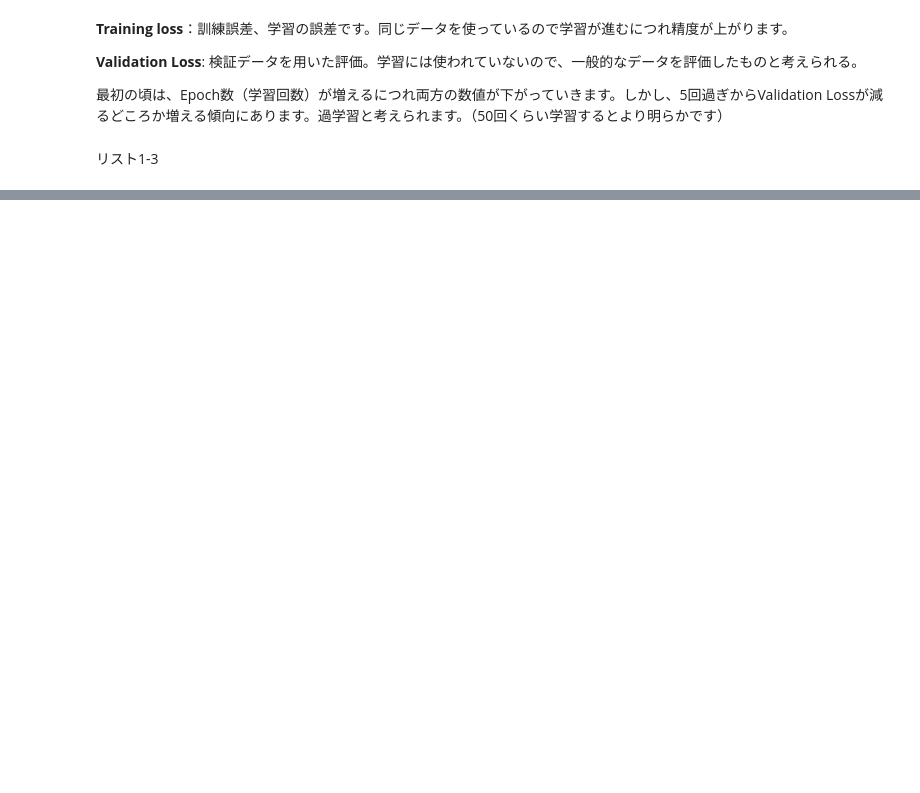
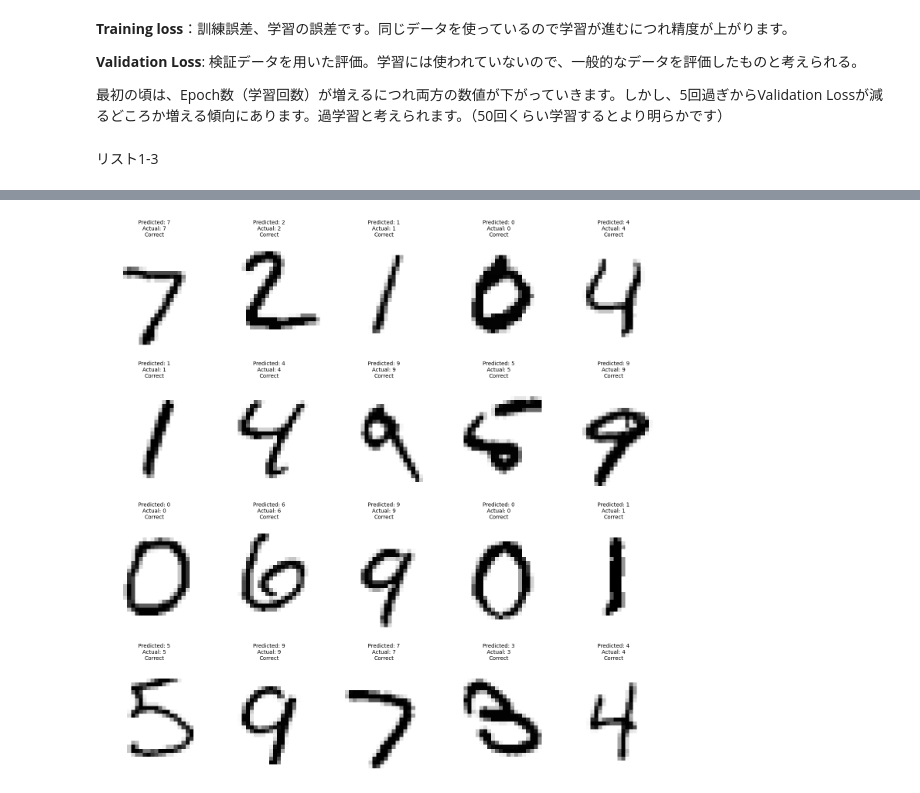
Before and after one commit to chasuke2008/chatbot_app, a Jupyter notebook: DLtest1_ディープラーニングってなに？.ipynb, the cells around one changed output, grey strips where cells are left out. Drawn from its saved outputs; the diff is of its cells as text; code cells hidden in the pictures; blank space fills up the shorter version.

```diff
--- a/DLtest1_ディープラーニングってなに？.ipynb
+++ b/DLtest1_ディープラーニングってなに？.ipynb
@@ -85 +104,17 @@ print(f"この画像は「{index}」です。 ")
 この画像は「7」です。
+# %%
+import numpy as np
+
+# Predict
+pre = model.predict(x_test)
+
+# Extract predicted and actual labels for the first 50 images # 50個の確認
+results = []
+for i in range(50):
+    predicted_label = np.argmax(pre[i])
+    actual_label = y_test[i]
+    results.append((predicted_label, actual_label))
+
+# Display the results
+for i, (predicted, actual) in enumerate(results):
+    print(f"{i + 1}: Predicted: {predicted}, Actual: {actual}")
@@ -85,0 +139,25 @@ print(f"この画像は「{index}」です。 ")
+# %%
+import matplotlib.pyplot as plt
+import numpy as np
+
+# Predict
+pre = model.predict(x_test)
+
+# Display 20 images along with predictions and actual results
+plt.figure(figsize=(15, 15))
+for i in range(20):
+    plt.subplot(4, 5, i + 1)  # 4x5 grid
+    plt.imshow(x_test[i], cmap="Greys")
+
+    # Get predicted and actual labels
+    predicted_label = np.argmax(pre[i])
+    actual_label = y_test[i]
+
+    # Display result
+    result_text = "Correct" if predicted_label == actual_label else "Incorrect"
+    plt.title(f"Predicted: {predicted_label}\nActual: {actual_label}\n{result_text}", fontsize=10)
+    plt.axis("off")
+
+plt.tight_layout()
+plt.show()
+# %% [output]
@@ -85,0 +165 @@ print(f"この画像は「{index}」です。 ")
+[figure, added]
```
Also changed, not shown: parts of 6 cells of this notebook.
